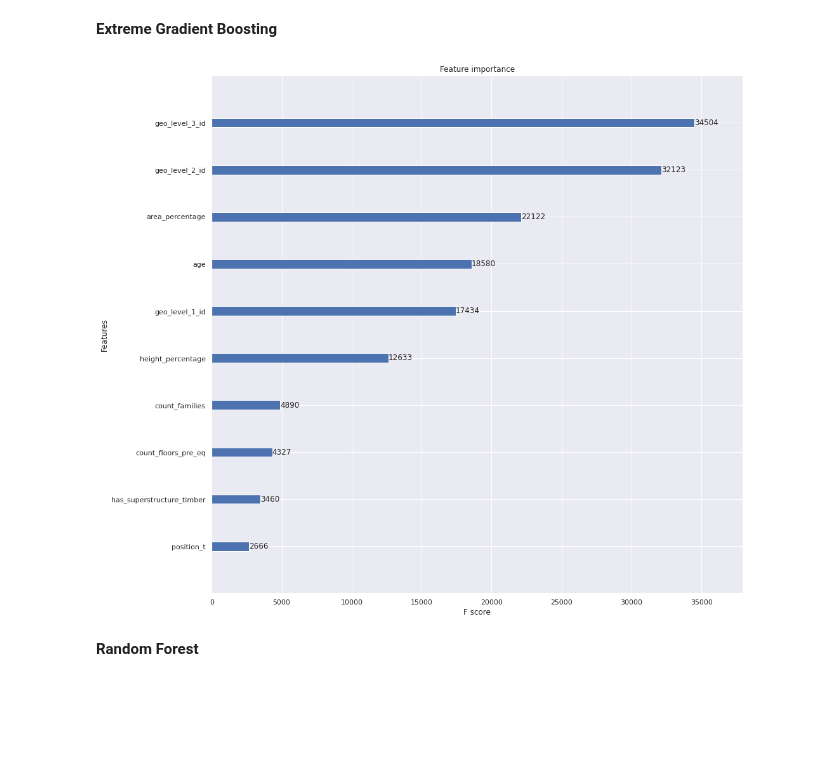
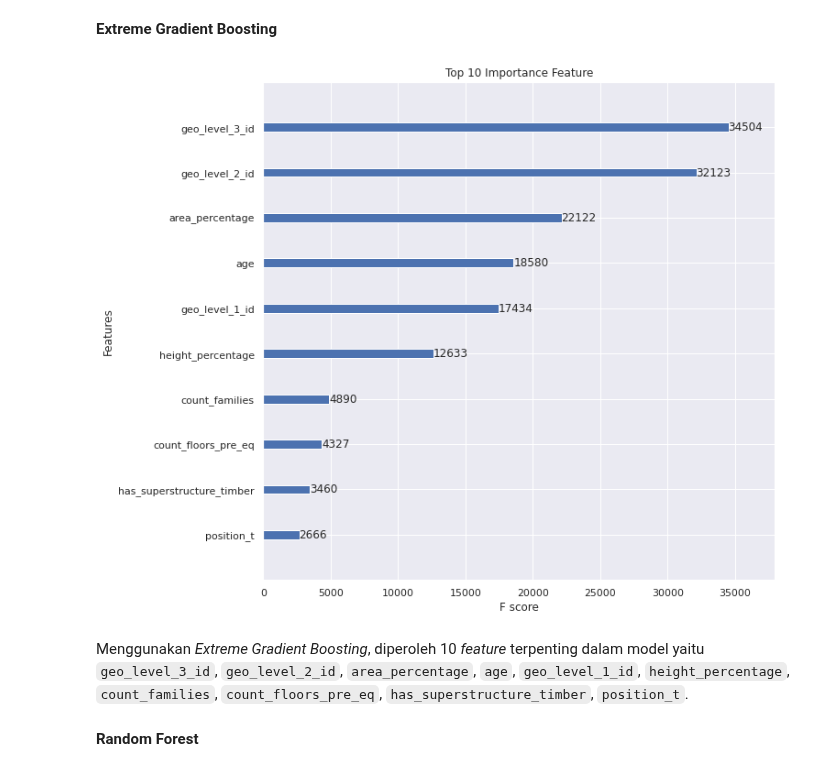
Before and after one commit to ReynaraEzra/Richter-Earthquake-Prediction, a Jupyter notebook: Richter_Prediction_Part3.ipynb, the cells around one changed output. Drawn from its saved outputs; the diff is of its cells as text; code cells hidden in the pictures; blank space fills up the shorter version.

```diff
--- a/Richter_Prediction_Part3.ipynb
+++ b/Richter_Prediction_Part3.ipynb
@@ -405,11 +405,14 @@ F1 Score (Micro) on Testing Data : 0.7350204332226934
 # %% [markdown]
 **Extreme Gradient Boosting**
 # %%
-fig, ax = plt.subplots(1,1,figsize=(15,15))
+fig, ax = plt.subplots(1,1,figsize=(10,10))
 plot_importance(tuning_xgb_model, max_num_features=10, ax=ax)
+plt.title('Top 10 Importance Feature')
 plt.show()
 # %% [output]
-[figure, old version]
+[figure, new version]
+# %% [markdown]
+Menggunakan *Extreme Gradient Boosting*, diperoleh 10 *feature* terpenting dalam model yaitu `geo_level_3_id`, `geo_level_2_id`, `area_percentage`, `age`, `geo_level_1_id`, `height_percentage`, `count_families`, `count_floors_pre_eq`, `has_superstructure_timber`, `position_t`.
 # %% [markdown]
 **Random Forest**
 # %%
```
Also changed, not shown: parts of 6 cells of this notebook, 1 other file.
